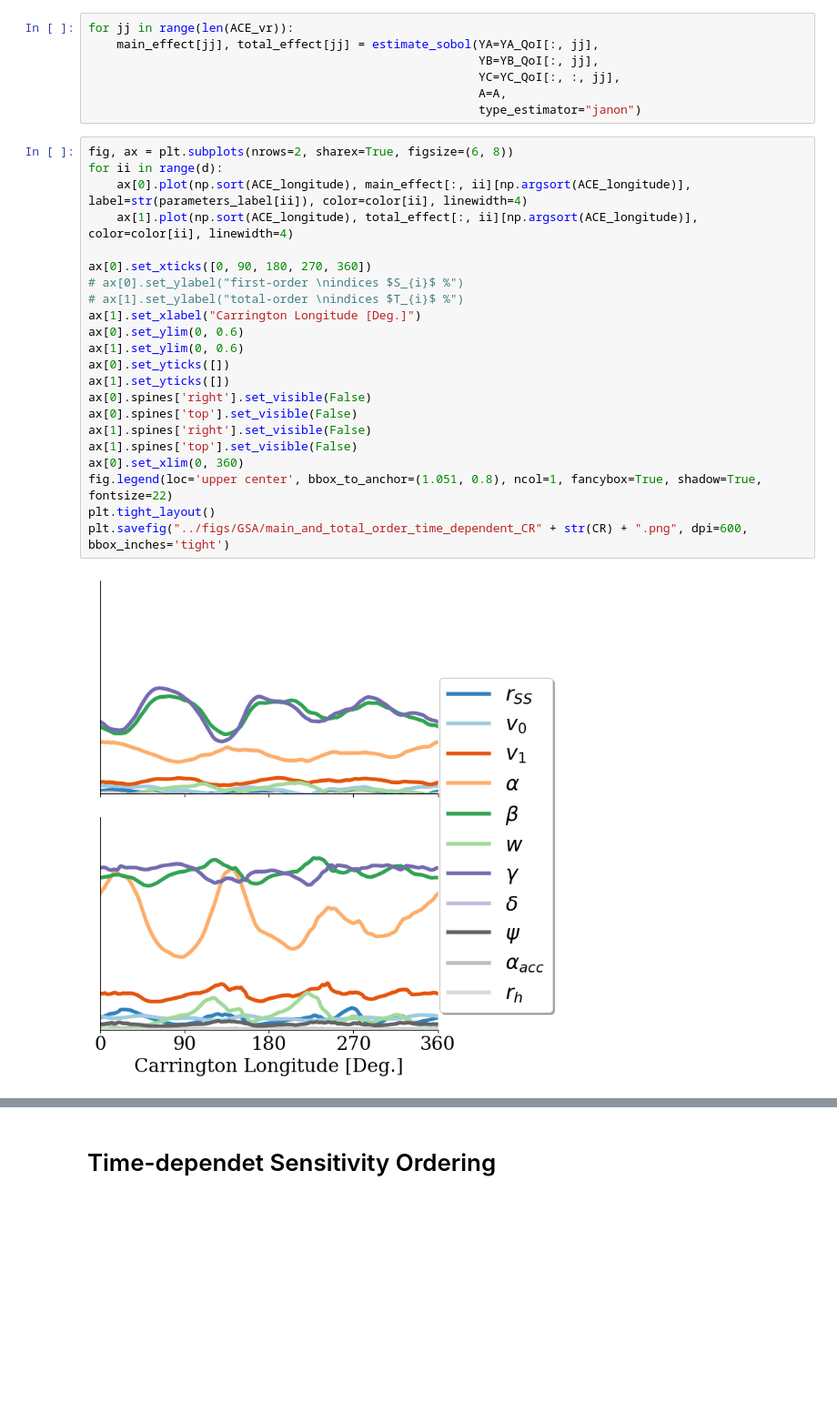
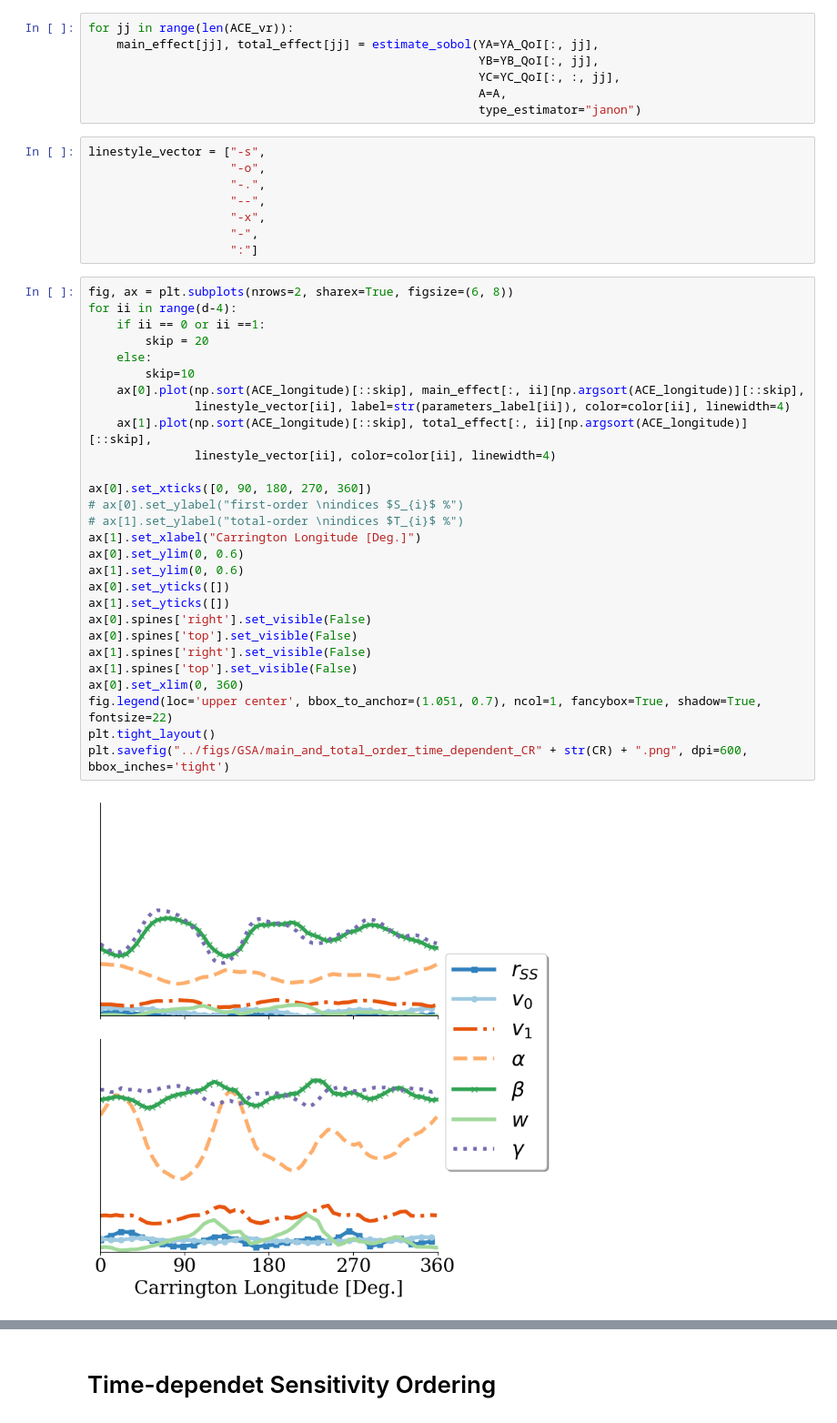
Before and after one commit to opaliss/Parameter_Estimation_Solar_Wind, a Jupyter notebook: SA_analysis/GSA_CR2058_LHS_Time_Dependent_QoI.ipynb, the cells around one changed output, grey strips where cells are left out. Shown at 91% size. Saved outputs shown, nothing was run; the diff lists cells and outputs as text; blank space fills up the shorter version.

```diff
--- a/SA_analysis/GSA_CR2058_LHS_Time_Dependent_QoI.ipynb
+++ b/SA_analysis/GSA_CR2058_LHS_Time_Dependent_QoI.ipynb
@@ -96,27 +96,41 @@ for jj in range(len(ACE_vr)):
                                                        YC=YC_QoI[:, :, jj],
                                                        A=A,
                                                        type_estimator="janon")
+# %%
+linestyle_vector = ["-s",
+                    "-o",
+                    "-.",
+                    "--",
+                    "-x",
+                    "-",
+                    ":"]
 # %%
 fig, ax = plt.subplots(nrows=2, sharex=True, figsize=(6, 8))
-for ii in range(d):
-    ax[0].plot(np.sort(ACE_longitude), main_effect[:, ii][np.argsort(ACE_longitude)], label=str(parameters_label[ii]), color=color[ii], linewidth=4)
-    ax[1].plot(np.sort(ACE_longitude), total_effect[:, ii][np.argsort(ACE_longitude)], color=color[ii], linewidth=4)
+for ii in range(d-4):
+    if ii == 0 or ii ==1:
+        skip = 20
+    else:
+        skip=10
+    ax[0].plot(np.sort(ACE_longitude)[::skip], main_effect[:, ii][np.argsort(ACE_longitude)][::skip],
+               linestyle_vector[ii], label=str(parameters_label[ii]), color=color[ii], linewidth=4)
+    ax[1].plot(np.sort(ACE_longitude)[::skip], total_effect[:, ii][np.argsort(ACE_longitude)][::skip],
+               linestyle_vector[ii], color=color[ii], linewidth=4)
 
 ax[0].set_xticks([0, 90, 180, 270, 360])
 # ax[0].set_ylabel("first-order \nindices $S_{i}$ %")
 # ax[1].set_ylabel("total-order \nindices $T_{i}$ %")
 ax[1].set_xlabel("Carrington Longitude [Deg.]")
 ax[0].set_ylim(0, 0.6)
 ax[1].set_ylim(0, 0.6)
 ax[0].set_yticks([])
 ax[1].set_yticks([])
 ax[0].spines['right'].set_visible(False)
 ax[0].spines['top'].set_visible(False)
 ax[1].spines['right'].set_visible(False)
 ax[1].spines['top'].set_visible(False)
 ax[0].set_xlim(0, 360)
-fig.legend(loc='upper center', bbox_to_anchor=(1.051, 0.8), ncol=1, fancybox=True, shadow=True, fontsize=22)
+fig.legend(loc='upper center', bbox_to_anchor=(1.051, 0.7), ncol=1, fancybox=True, shadow=True, fontsize=22)
 plt.tight_layout()
 plt.savefig("../figs/GSA/main_and_total_order_time_dependent_CR" + str(CR) + ".png", dpi=600,  bbox_inches='tight')
 # %% [output]
-[figure, old version]
+[figure, new version]
```
Also changed, not shown: parts of 1 cell of this notebook, 20 other files.
